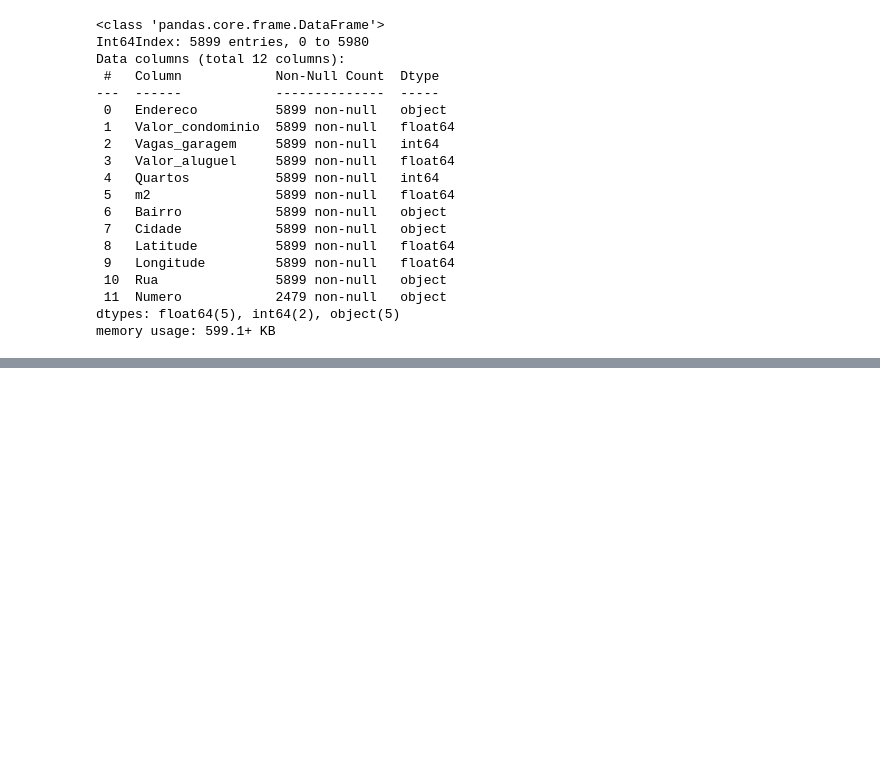
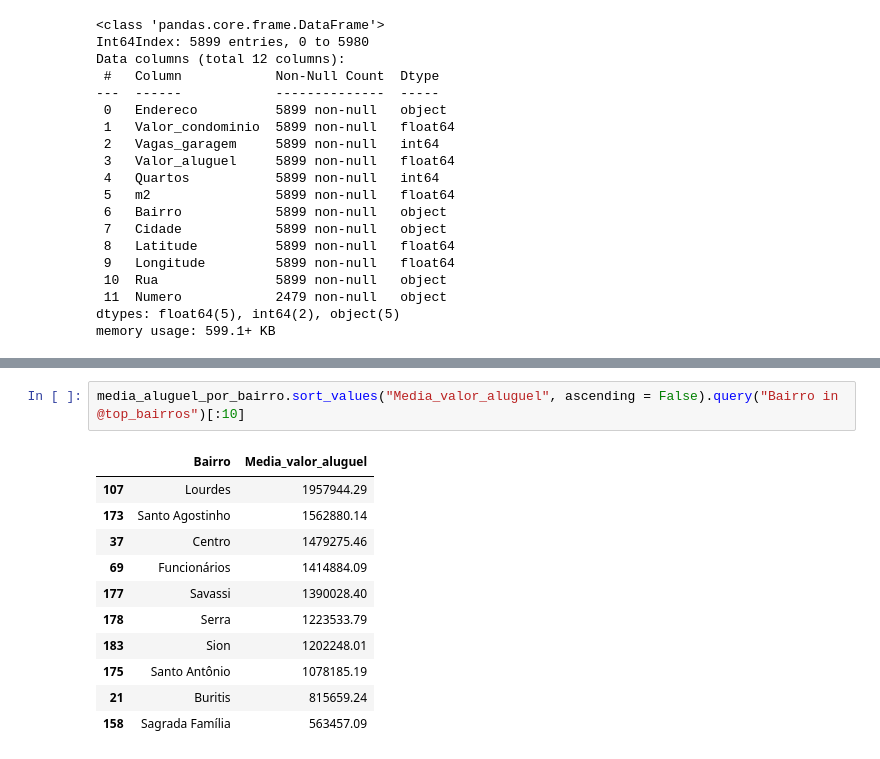
Before and after one commit to Tathy/Analise-alugueis-BH, a Jupyter notebook: Analise_alugueis_BH.ipynb, the cells around one changed output, grey strips where cells are left out. Drawn from its saved outputs; the diff is of its cells as text; blank space fills up the shorter version.

```diff
--- a/Analise_alugueis_BH.ipynb
+++ b/Analise_alugueis_BH.ipynb
@@ -292,0 +352,14 @@ memory usage: 599.1+ KB
+# %%
+media_aluguel_por_bairro.sort_values("Media_valor_aluguel", ascending = False).query("Bairro in @top_bairros")[:10]
+# %% [output]
+|  | Bairro | Media_valor_aluguel |
+| 107 | Lourdes | 1957944.29 |
+| 173 | Santo Agostinho | 1562880.14 |
+| 37 | Centro | 1479275.46 |
+| 69 | Funcionários | 1414884.09 |
+| 177 | Savassi | 1390028.40 |
+| 178 | Serra | 1223533.79 |
+| 183 | Sion | 1202248.01 |
+| 175 | Santo Antônio | 1078185.19 |
+| 21 | Buritis | 815659.24 |
+| 158 | Sagrada Família | 563457.09 |
```
Also changed, not shown: parts of 13 cells of this notebook.
